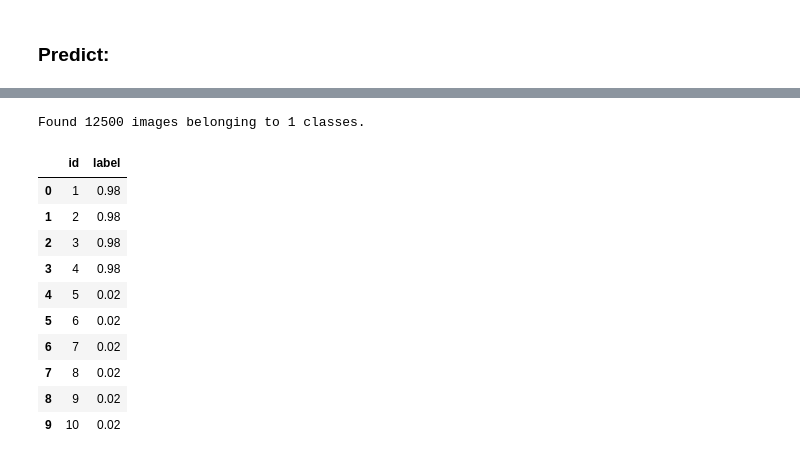
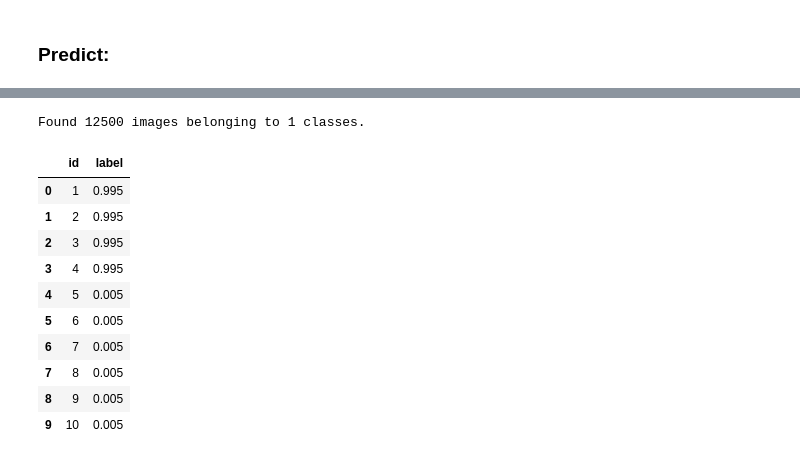
Before and after one commit to crj0322/dog_vs_cat, a Jupyter notebook: classification/single_model.ipynb, the cells around one changed output, grey strips where cells are left out. Drawn from its saved outputs; the diff is of its cells as text; code cells hidden in the pictures.

Commit message:
update model

```diff
--- a/classification/single_model.ipynb
+++ b/classification/single_model.ipynb
@@ -59,19 +77 @@ model.add(Dense(1, activation='sigmoid', name='top_sigmoid'))
 model.compile(optimizer='adam', loss='binary_crossentropy', metrics=['accuracy'])
-# %%
-input_tensor = Input(X_train.shape[1:])
-x = input_tensor
-x = BatchNormalization(axis=1, name='top_bn_1')(x)
-x = Dropout(0.7)(x)
-x = Dense(1024, activation=None, name='top_fc_1')(x)
-x = BatchNormalization(axis=1, name='top_bn_2')(x)
-x = Activation('relu')(x)
-x = Dropout(0.7)(x)
-x = Dense(1, activation='sigmoid', name='top_sigmoid')(x)
-
-model = Model(input_tensor, x)
-model.compile(optimizer='adam', loss='binary_crossentropy', metrics=['accuracy'])
-# %%
-callbacks = [EarlyStopping(monitor='val_loss', patience=5, verbose=0, mode='min'),
-             ModelCheckpoint(filepath='Xception_top_layers.h5', monitor='val_loss', verbose=0, save_best_only=True)]
-
-history = model.fit(X_train, y_train, batch_size=256, epochs=20, validation_split=0.2, callbacks=callbacks)
@@ -118,0 +78,2 @@ dict_keys(['val_loss', 'val_acc', 'loss', 'acc'])
+# %%
+history = model.fit(X_train, y_train, batch_size=256, epochs=10, validation_data=(X_val, y_val))
@@ -119,6 +112,6 @@ dict_keys(['val_loss', 'val_acc', 'loss', 'acc'])
 # %% [markdown]
 ### Train in total training data:
 # %%
-model.fit(X_train, y_train, batch_size=256, epochs=10, validation_split=0)
+model.fit(np.concatenate((X_train, X_val)), np.concatenate((y_train, y_val)), batch_size=256, epochs=10, validation_split=0)
 # %% [output]
 Epoch 1/10
@@ -159,27 +145,27 @@ y_pred = y_pred.clip(min=0.005, max=0.995)
 # %%
 df = pd.read_csv("sampleSubmission.csv")
 
 image_size = (229, 229)
 gen = ImageDataGenerator()
 test_generator = gen.flow_from_directory("test", image_size, shuffle=False,
                                          batch_size=16, class_mode=None)
 
 for i, fname in enumerate(test_generator.filenames):
-    index = int(fname[fname.rfind('\\')+1:fname.rfind('.')])
+    index = int(fname[fname.rfind('/')+1:fname.rfind('.')])
     df.loc[index-1, ['label']] = y_pred[i]
 
 df.to_csv('pred.csv', index=None)
 df.head(10)
 # %% [output]
 Found 12500 images belonging to 1 classes.
 |  | id | label |
-| 0 | 1 | 0.98 |
-| 1 | 2 | 0.98 |
-| 2 | 3 | 0.98 |
-| 3 | 4 | 0.98 |
-| 4 | 5 | 0.02 |
-| 5 | 6 | 0.02 |
-| 6 | 7 | 0.02 |
-| 7 | 8 | 0.02 |
-| 8 | 9 | 0.02 |
-| 9 | 10 | 0.02 |
+| 0 | 1 | 0.995 |
+| 1 | 2 | 0.995 |
+| 2 | 3 | 0.995 |
+| 3 | 4 | 0.995 |
+| 4 | 5 | 0.005 |
+| 5 | 6 | 0.005 |
+| 6 | 7 | 0.005 |
+| 7 | 8 | 0.005 |
+| 8 | 9 | 0.005 |
+| 9 | 10 | 0.005 |
```
Also changed, not shown: parts of 16 cells of this notebook, 4 other files.
